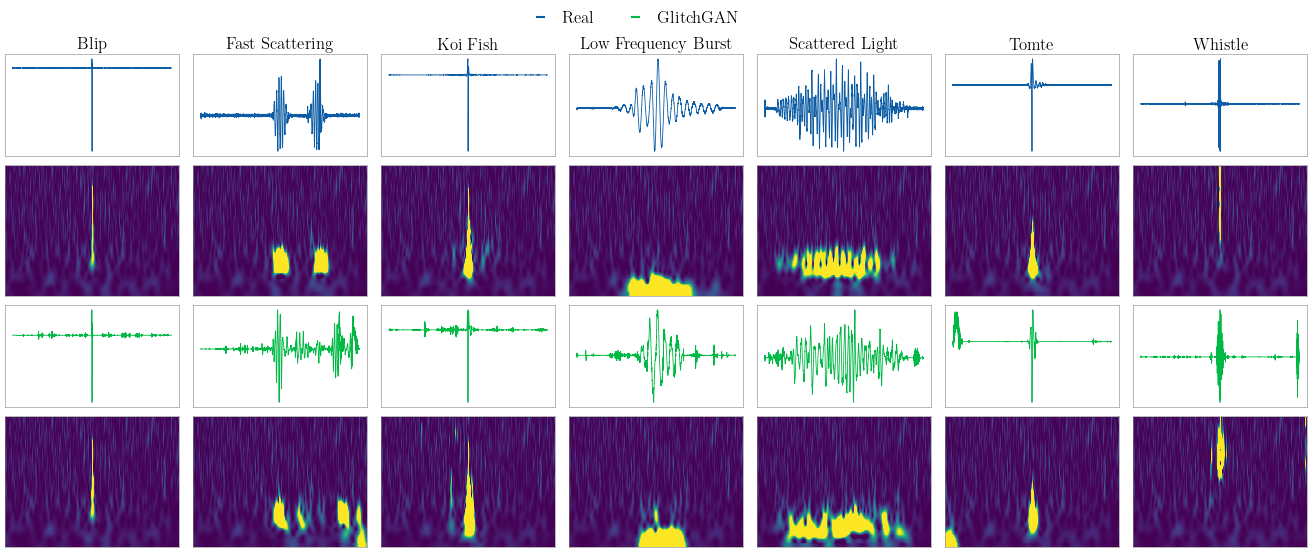
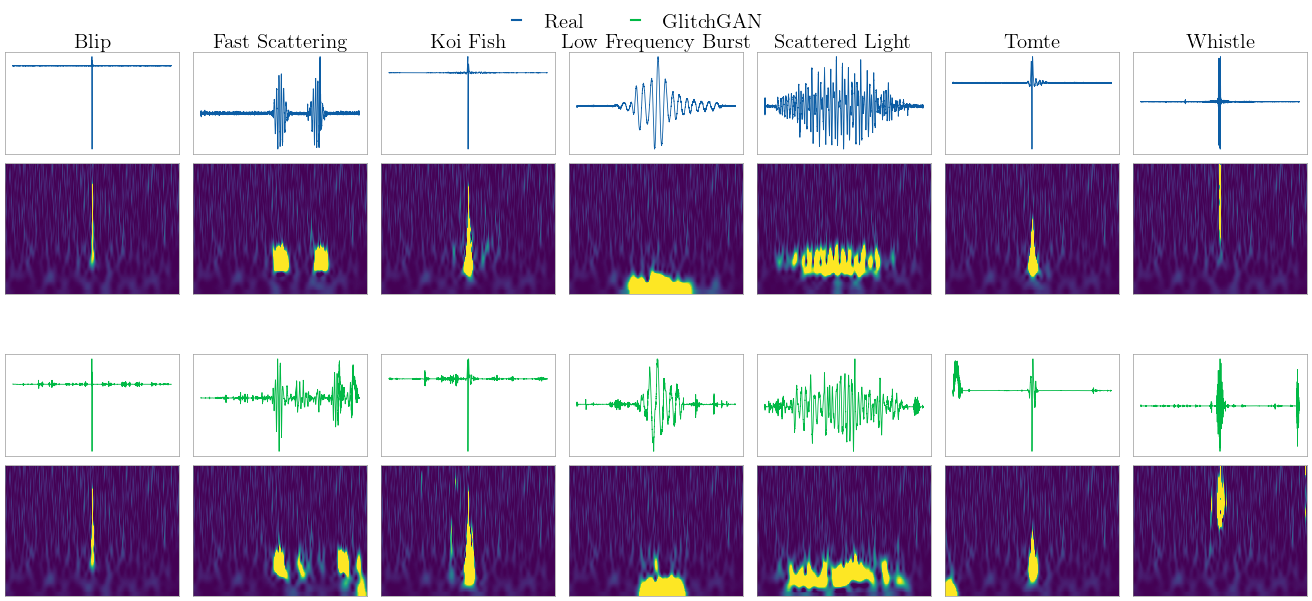
Code edit (unified diff) that turned the first committed figure into the second:
--- before
+++ after
@@ -58,5 +58,5 @@
                     spine.set_linewidth(0.4)
                 if src_idx == 0 and j == 0:
-                    ax_ts.set_title(lbl.replace("_", " "), fontsize=12, pad=3)
+                    ax_ts.set_title(lbl.replace("_", " "), fontsize=15, pad=3)
 
                 if show_qscans:
@@ -71,5 +71,5 @@
                         spine.set_linewidth(0.4)
 
-    plt.tight_layout(rect=[0, 0, 1, 0.88])
+    plt.tight_layout(rect=[0, 0, 1, 0.99])
 
     # Extra gap between source pairs (does not affect within-pair spacing)
@@ -81,8 +81,8 @@
                     pos = axes[row, col].get_position()
                     axes[row, col].set_position(
-                        [pos.x0, pos.y0 - 0.04, pos.width, pos.height])
+                        [pos.x0, pos.y0 - 0.08, pos.width, pos.height])
 
     fig.legend(handles=legend_handles, loc="upper center", ncol=n_sources,
-               fontsize=12, frameon=False, bbox_to_anchor=(0.5, 0.97))
+               fontsize=15, frameon=False, bbox_to_anchor=(0.5, 0.97))
     if save_name:
         plt.savefig(PLOTS_DIR / f"{save_name}.pdf", bbox_inches="tight")

Commit: Increase legend-to-title gap: raise set_title pad and shrink rect